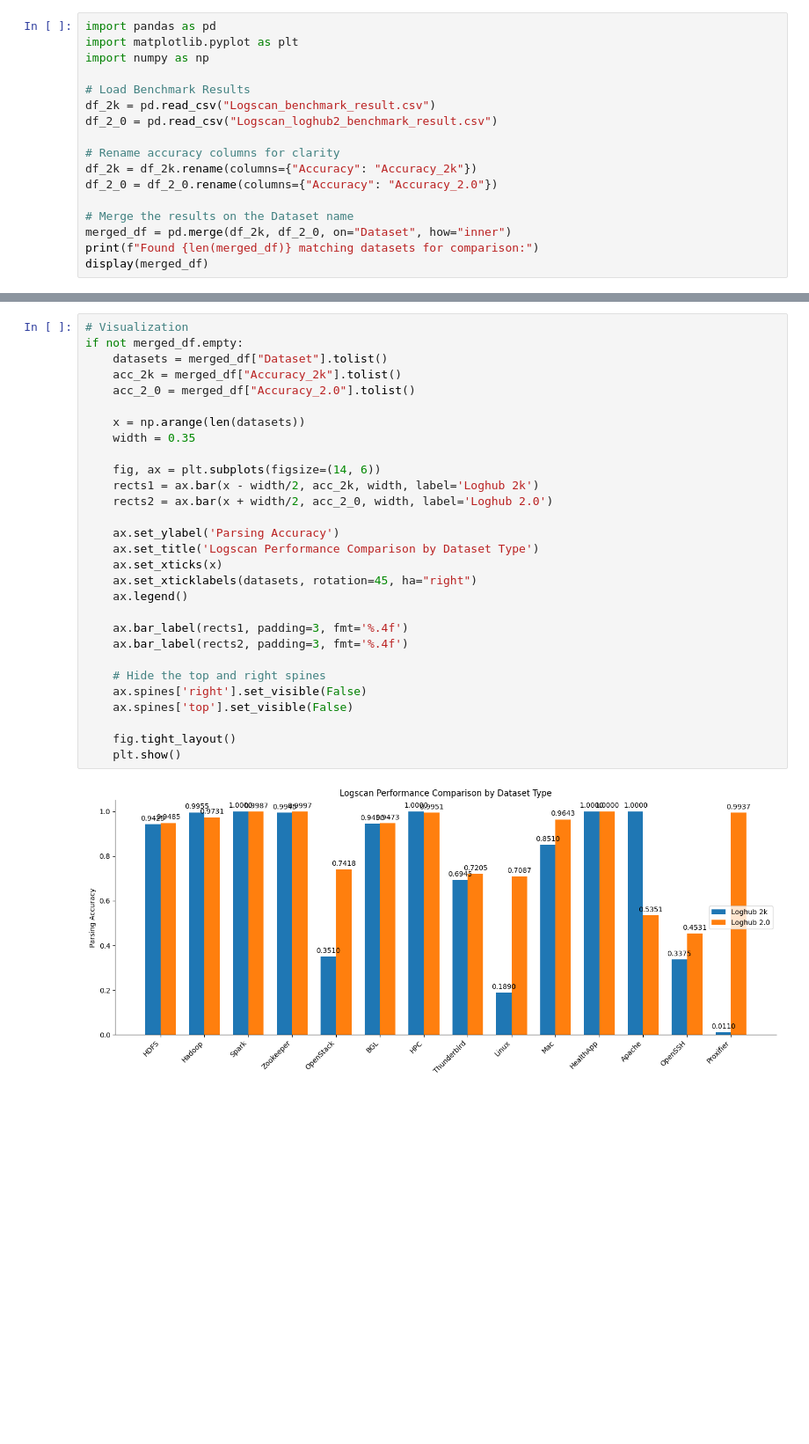
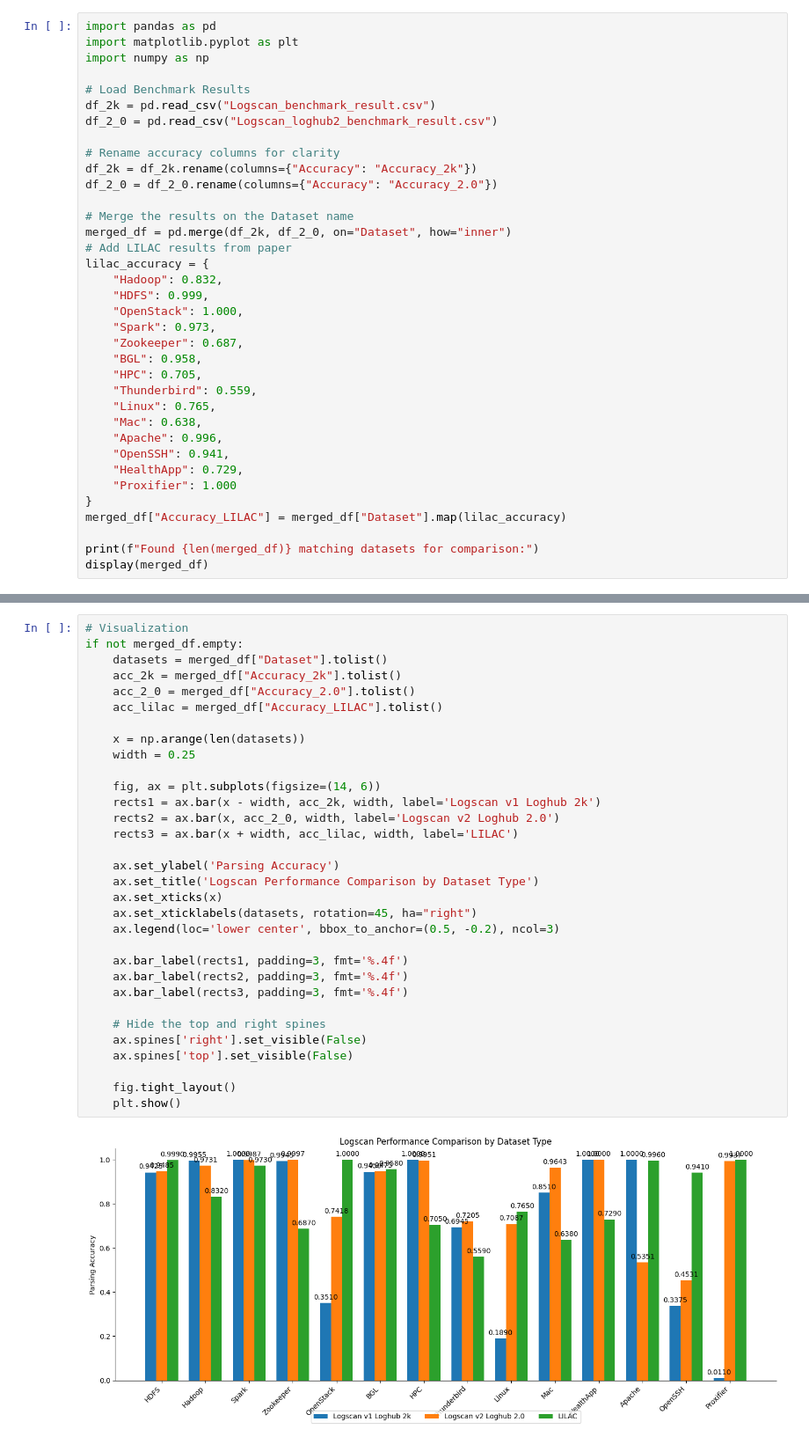
Before and after one commit to alan-saar/logscan, a Jupyter notebook: compare_results.ipynb, the cells around one changed output, grey strips where cells are left out. Shown at 88% size. Drawn from its saved outputs; the diff is of its cells as text; blank space fills up the shorter version.

Commit message:
results in notebook

```diff
--- a/compare_results.ipynb
+++ b/compare_results.ipynb
@@ -18,6 +18,25 @@ df_2_0 = df_2_0.rename(columns={"Accuracy": "Accuracy_2.0"})
 
 # Merge the results on the Dataset name
 merged_df = pd.merge(df_2k, df_2_0, on="Dataset", how="inner")
+# Add LILAC results from paper
+lilac_accuracy = {
+    "Hadoop": 0.832,
+    "HDFS": 0.999,
+    "OpenStack": 1.000,
+    "Spark": 0.973,
+    "Zookeeper": 0.687,
+    "BGL": 0.958,
+    "HPC": 0.705,
+    "Thunderbird": 0.559,
+    "Linux": 0.765,
+    "Mac": 0.638,
+    "Apache": 0.996,
+    "OpenSSH": 0.941,
+    "HealthApp": 0.729,
+    "Proxifier": 1.000
+}
+merged_df["Accuracy_LILAC"] = merged_df["Dataset"].map(lilac_accuracy)
+
 print(f"Found {len(merged_df)} matching datasets for comparison:")
 display(merged_df)
 # %% [output]
@@ -40,31 +59,34 @@ Found 14 matching datasets for comparison:
 # %%
 # Visualization
 if not merged_df.empty:
     datasets = merged_df["Dataset"].tolist()
     acc_2k = merged_df["Accuracy_2k"].tolist()
     acc_2_0 = merged_df["Accuracy_2.0"].tolist()
+    acc_lilac = merged_df["Accuracy_LILAC"].tolist()
 
     x = np.arange(len(datasets))
-    width = 0.35
+    width = 0.25
 
     fig, ax = plt.subplots(figsize=(14, 6))
-    rects1 = ax.bar(x - width/2, acc_2k, width, label='Loghub 2k')
-    rects2 = ax.bar(x + width/2, acc_2_0, width, label='Loghub 2.0')
+    rects1 = ax.bar(x - width, acc_2k, width, label='Logscan v1 Loghub 2k')
+    rects2 = ax.bar(x, acc_2_0, width, label='Logscan v2 Loghub 2.0')
+    rects3 = ax.bar(x + width, acc_lilac, width, label='LILAC')
 
     ax.set_ylabel('Parsing Accuracy')
     ax.set_title('Logscan Performance Comparison by Dataset Type')
     ax.set_xticks(x)
     ax.set_xticklabels(datasets, rotation=45, ha="right")
-    ax.legend()
+    ax.legend(loc='lower center', bbox_to_anchor=(0.5, -0.2), ncol=3)
 
     ax.bar_label(rects1, padding=3, fmt='%.4f')
     ax.bar_label(rects2, padding=3, fmt='%.4f')
+    ax.bar_label(rects3, padding=3, fmt='%.4f')
 
     # Hide the top and right spines
     ax.spines['right'].set_visible(False)
     ax.spines['top'].set_visible(False)
 
     fig.tight_layout()
     plt.show()
 # %% [output]
-[figure, old version]
+[figure, new version]
```
Also changed, not shown: parts of 2 cells of this notebook.
